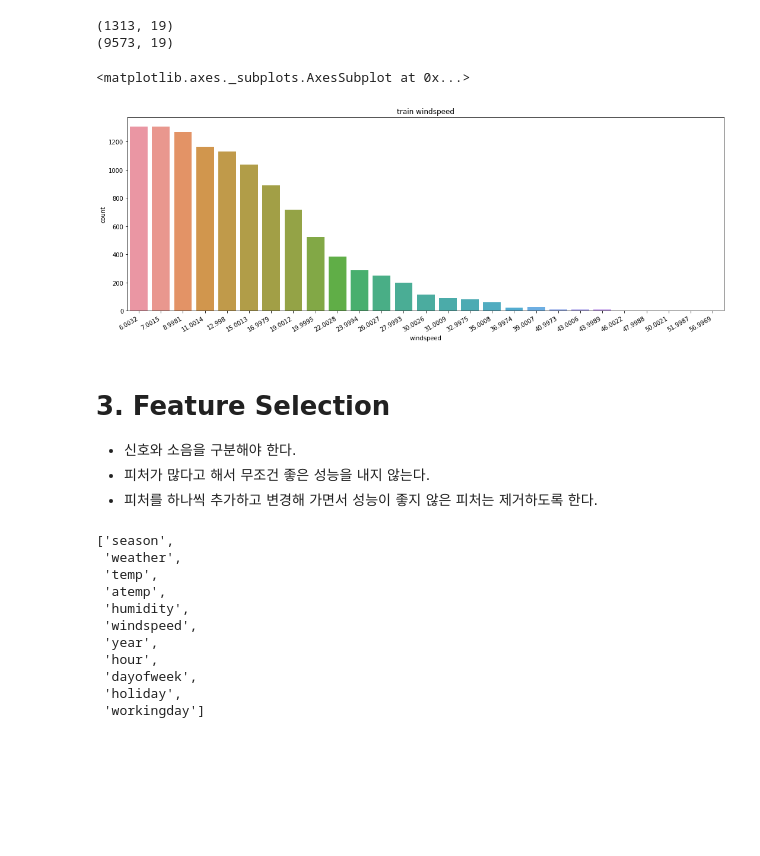
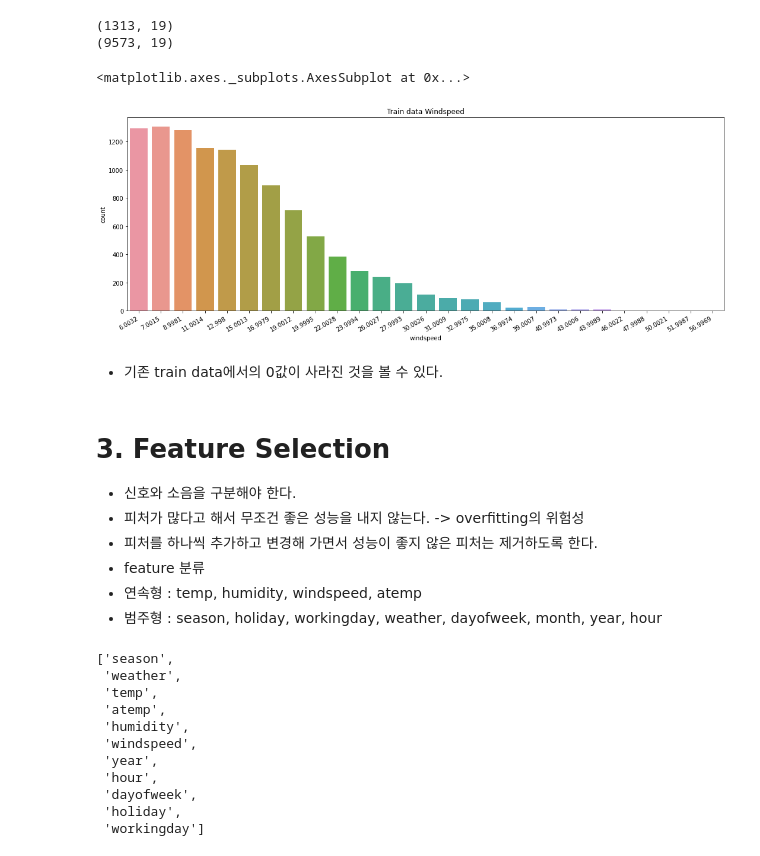
Before and after one commit to HwayoungYoon/Data-Analysis-Practice, a Jupyter notebook: bike-sharing-demand/kaggle_DS_bike_sharing_demand_RandomForest.ipynb, the cells around one changed output. Drawn from its saved outputs; the diff is of its cells as text; code cells hidden in the pictures; blank space fills up the shorter version.

```diff
--- a/bike-sharing-demand/kaggle_DS_bike_sharing_demand_RandomForest.ipynb
+++ b/bike-sharing-demand/kaggle_DS_bike_sharing_demand_RandomForest.ipynb
@@ -206,23 +214,24 @@ def predict_windspeed(data):
 # %%
-# 0값을 조정한다.
-train = predict_windspeed(train)
-# test = predict_windspeed(test)
-
-# widspeed 의 0값을 조정한 데이터를 시각화
+# widspeed(풍속)의 0값을 조정한 데이터 시각화
 fig, ax1 = plt.subplots()
 fig.set_size_inches(18,6)
 
 plt.sca(ax1)
 plt.xticks(rotation=30, ha='right')
-ax1.set(ylabel='Count',title="train windspeed")
+ax1.set(ylabel='Count',title="Train data Windspeed")
 sns.countplot(data=train, x="windspeed", ax=ax1)
 # %% [output]
 <matplotlib.axes._subplots.AxesSubplot at 0x...>
-[figure, old version]
+[figure, new version]
+# %% [markdown]
+* 기존 train data에서의 0값이 사라진 것을 볼 수 있다.
 # %% [markdown]
 # **3. Feature Selection**
 
 * 신호와 소음을 구분해야 한다.
-* 피처가 많다고 해서 무조건 좋은 성능을 내지 않는다.
+* 피처가 많다고 해서 무조건 좋은 성능을 내지 않는다. -> overfitting의 위험성
 * 피처를 하나씩 추가하고 변경해 가면서 성능이 좋지 않은 피처는 제거하도록 한다.
+* feature 분류
+ * 연속형 : temp, humidity, windspeed, atemp
+ * 범주형 : season, holiday, workingday, weather, dayofweek, month, year, hour
 # %%
```
Also changed, not shown: parts of 24 cells of this notebook.
